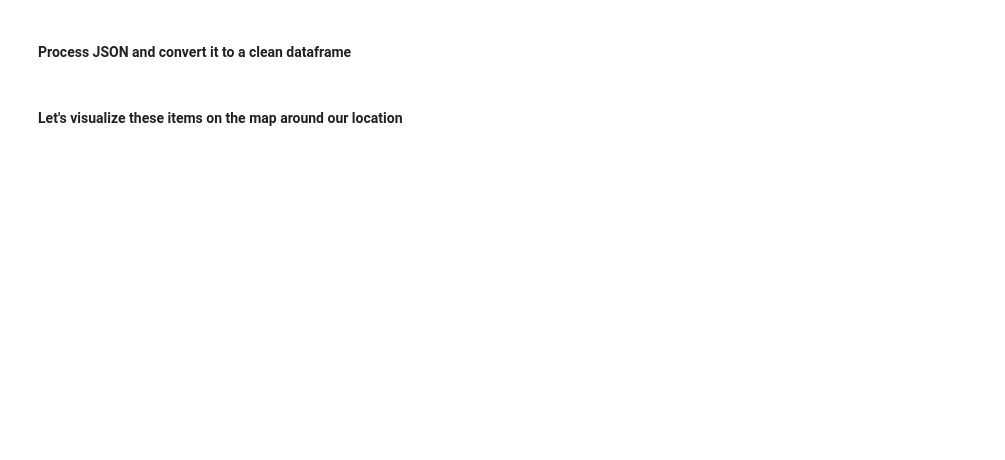
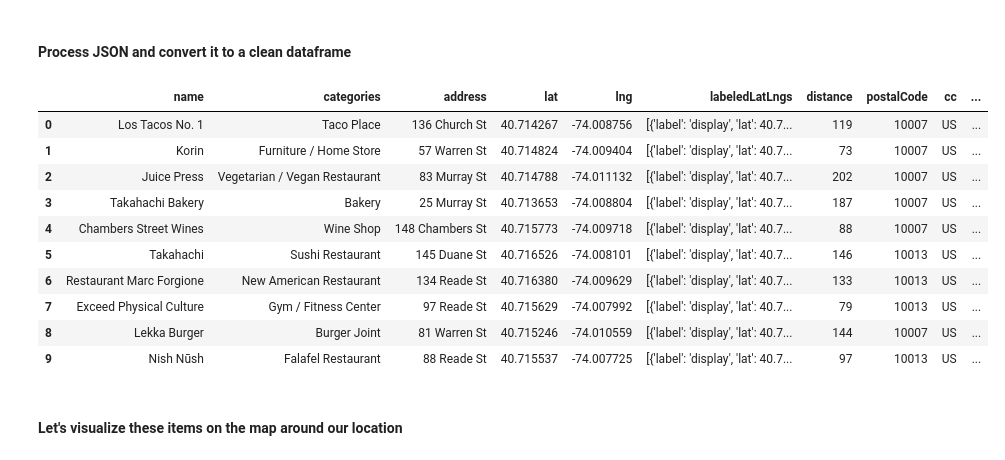
Before and after one commit to andyocnz/Coursera_Capstone, a Jupyter notebook: DP0701EN-2-2-1-Foursquare-API-py-v1.0.ipynb, the cells around one changed output. Drawn from its saved outputs; the diff is of its cells as text; code cells hidden in the pictures; blank space fills up the shorter version.

```diff
--- a/DP0701EN-2-2-1-Foursquare-API-py-v1.0.ipynb
+++ b/DP0701EN-2-2-1-Foursquare-API-py-v1.0.ipynb
@@ -493,19 +567,31 @@ items[0]
 # %% [markdown]
 #### Process JSON and convert it to a clean dataframe
 # %%
-dataframe = json_normalize(items) # flatten JSON
+dataframe = pd.json_normalize(items) # flatten JSON
 
 # filter columns
 filtered_columns = ['venue.name', 'venue.categories'] + [col for col in dataframe.columns if col.startswith('venue.location.')] + ['venue.id']
 dataframe_filtered = dataframe.loc[:, filtered_columns]
 
 # filter the category for each row
 dataframe_filtered['venue.categories'] = dataframe_filtered.apply(get_category_type, axis=1)
 
 # clean columns
 dataframe_filtered.columns = [col.split('.')[-1] for col in dataframe_filtered.columns]
 
 dataframe_filtered.head(10)
+# %% [output]
+|  | name | categories | address | lat | lng | labeledLatLngs | distance | postalCode | cc | ... |
+| 0 | Los Tacos No. 1 | Taco Place | 136 Church St | 40.714267 | -74.008756 | [{'label': 'display', 'lat': 40.7... | 119 | 10007 | US | ... |
+| 1 | Korin | Furniture / Home Store | 57 Warren St | 40.714824 | -74.009404 | [{'label': 'display', 'lat': 40.7... | 73 | 10007 | US | ... |
+| 2 | Juice Press | Vegetarian / Vegan Restaurant | 83 Murray St | 40.714788 | -74.011132 | [{'label': 'display', 'lat': 40.7... | 202 | 10007 | US | ... |
+| 3 | Takahachi Bakery | Bakery | 25 Murray St | 40.713653 | -74.008804 | [{'label': 'display', 'lat': 40.7... | 187 | 10007 | US | ... |
+| 4 | Chambers Street Wines | Wine Shop | 148 Chambers St | 40.715773 | -74.009718 | [{'label': 'display', 'lat': 40.7... | 88 | 10007 | US | ... |
+| 5 | Takahachi | Sushi Restaurant | 145 Duane St | 40.716526 | -74.008101 | [{'label': 'display', 'lat': 40.7... | 146 | 10013 | US | ... |
+| 6 | Restaurant Marc Forgione | New American Restaurant | 134 Reade St | 40.716380 | -74.009629 | [{'label': 'display', 'lat': 40.7... | 133 | 10013 | US | ... |
+| 7 | Exceed Physical Culture | Gym / Fitness Center | 97 Reade St | 40.715629 | -74.007992 | [{'label': 'display', 'lat': 40.7... | 79 | 10013 | US | ... |
+| 8 | Lekka Burger | Burger Joint | 81 Warren St | 40.715246 | -74.010559 | [{'label': 'display', 'lat': 40.7... | 144 | 10007 | US | ... |
+| 9 | Nish Nūsh | Falafel Restaurant | 88 Reade St | 40.715537 | -74.007725 | [{'label': 'display', 'lat': 40.7... | 97 | 10013 | US | ... |
 # %% [markdown]
 #### Let's visualize these items on the map around our location
 # %%
```
Also changed, not shown: parts of 22 cells of this notebook.
